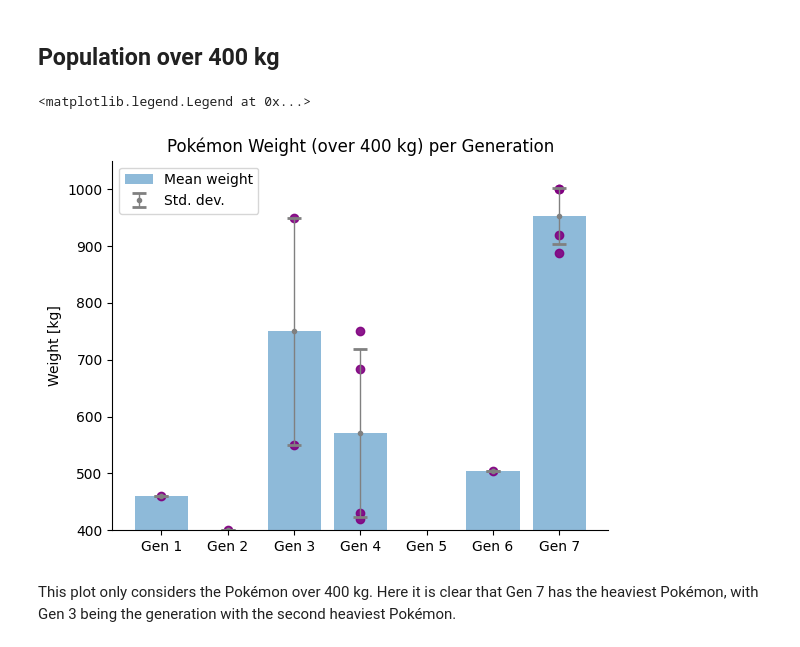
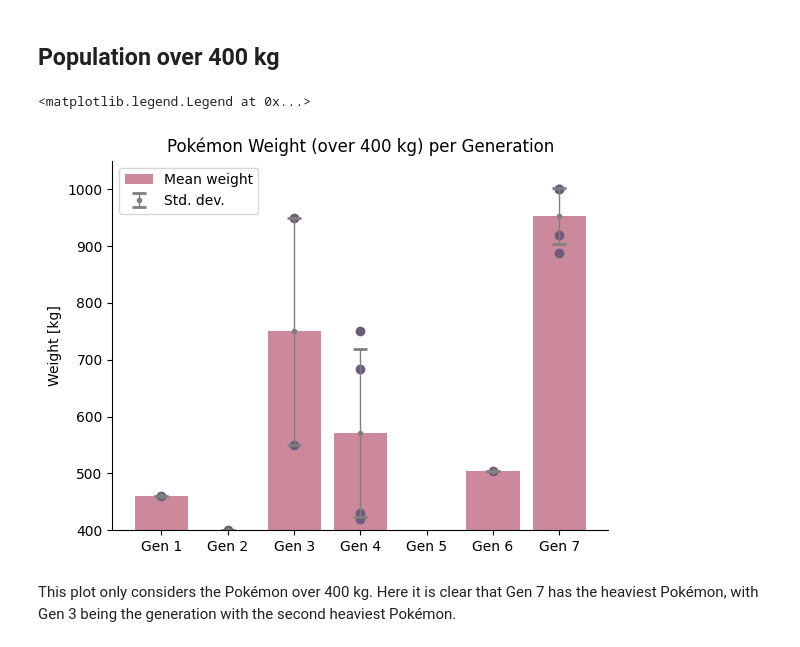
Before and after one commit to ylvao/HEL-8048, a Jupyter notebook: exam.ipynb, the cells around one changed output. Cells and saved outputs as stored; diff of their text form; code cells hidden in the pictures.

```diff
--- a/exam.ipynb
+++ b/exam.ipynb
@@ -37,7 +37,7 @@ with open(dataset_path, newline='') as data:
 ## Scatter Plot of all Weights
 # %%
 for i in range(1, 8):
-    plt.scatter([f'Gen {i}' for j in range(len(gen_weights[str(i)]))], gen_weights[str(i)], color="purple", alpha=0.2)
+    plt.scatter([f'Gen {i}' for j in range(len(gen_weights[str(i)]))], gen_weights[str(i)], color="#C06C84", alpha=0.2)
 
 
 # Some custumization
@@ -175,36 +175,36 @@ filtered_gen_weights["5"] = []  # If no Pokémon in Gen 5 meet criteria, use emp
 
 # Compute mean weights per generation
 heavy_means = [find_mean(filtered_gen_weights[str(i)]) for i in range(1, 8)]
 
 # Compute standard deviations
 heavy_stdevs = [find_stdev(filtered_gen_weights[str(i)]) for i in range(1, 8)]
 
 # X-axis labels
 x_vals = [f'Gen {i}' for i in range(1, 8)]
 
 # Plot bar chart of mean weights
-plt.bar(x_vals, heavy_means, alpha=.5, label = "Mean weight")
+plt.bar(x_vals, heavy_means, color="#C06C84", alpha=.8, label = "Mean weight")
 
 # Error bar showing the standard deviation of the mean
 plt.errorbar(x_vals, heavy_means, yerr=heavy_stdevs, fmt='.', capsize=5, capthick=2, elinewidth=1, color="gray", label="Std. dev.")
 
 # Scatter plot of all Pokémon weights per generation
 for i in range(1, 8):
-    plt.scatter([f'Gen {i}' for _ in filtered_gen_weights[str(i)]], filtered_gen_weights[str(i)], color="purple", alpha=.9)
+    plt.scatter([f'Gen {i}' for _ in filtered_gen_weights[str(i)]], filtered_gen_weights[str(i)], color="#6C5B7B")
 
 
 # Customization
 ax = plt.gca()
 ax.spines['top'].set_visible(False)
 ax.spines['right'].set_visible(False)
 
 plt.ylim(400, 1050)
 plt.ylabel("Weight [kg]")
 plt.title("Pokémon Weight (over 400 kg) per Generation")
 plt.legend()
 # %% [output]
 <matplotlib.legend.Legend at 0x...>
-[figure, old version]
+[figure, new version]
 # %% [markdown]
 This plot only considers the Pokémon over 400 kg. Here it is clear that Gen 7 has the heaviest Pokémon, with Gen 3 being the generation with the second heaviest Pokémon.
 # %% [markdown]
```
Also changed, not shown: parts of 3 cells of this notebook, 2 other files.
